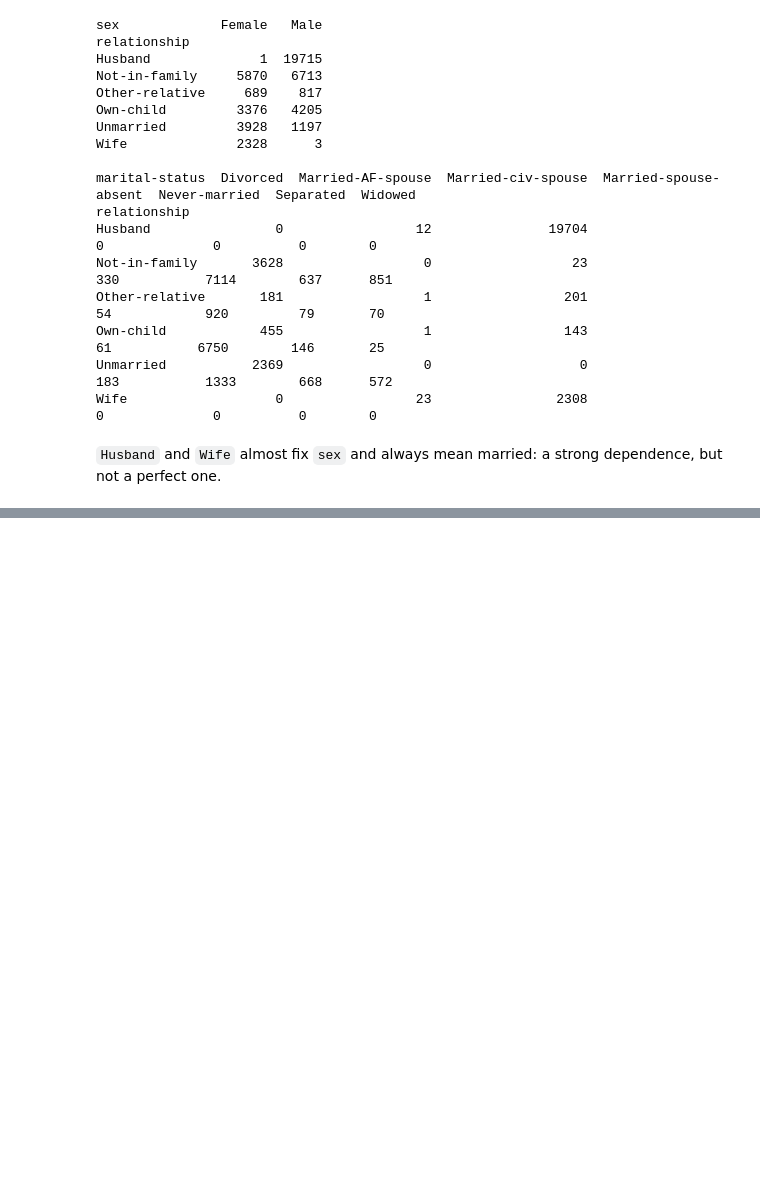
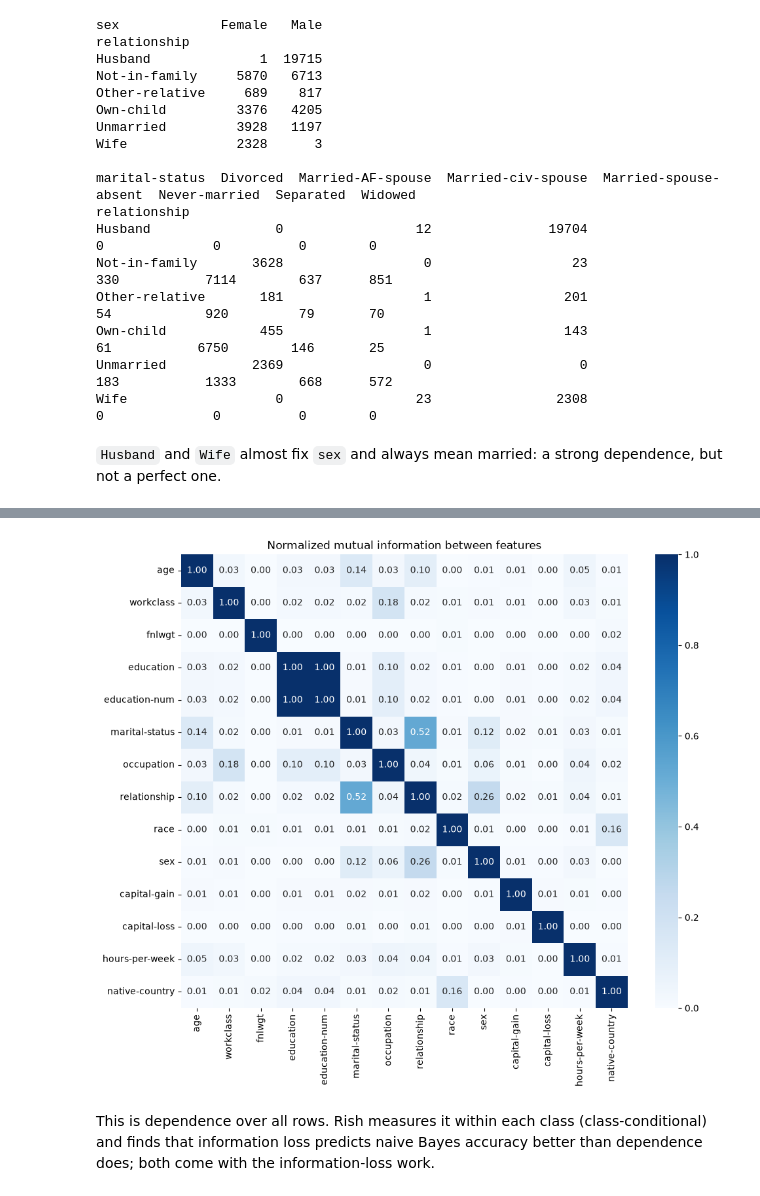
Before and after one commit to millieorellana/ECS171GroupProject, a Jupyter notebook: eda.ipynb, the cells around one changed output, grey strips where cells are left out. Cells and saved outputs as stored; diff of their text form; code cells hidden in the pictures; blank space fills up the shorter version.

```diff
--- a/eda.ipynb
+++ b/eda.ipynb
@@ -133,0 +215,13 @@ Wife                   0                 23                2308
+# %%
+nmi = pd.DataFrame(
+    [[normalized_mutual_info_score(bins[a], bins[b]) for b in FEATURES] for a in FEATURES],
+    index=FEATURES, columns=FEATURES,
+)
+fig, ax = plt.subplots(figsize=(11, 9))
+sns.heatmap(nmi, annot=True, fmt=".2f", cmap="Blues", vmin=0, vmax=1, ax=ax)
+ax.set_title("Normalized mutual information between features")
+plt.show()
+# %% [output]
+[figure, added]
+# %% [markdown]
+This is dependence over all rows. Rish measures it within each class (class-conditional) and finds that information loss predicts naive Bayes accuracy better than dependence does; both come with the information-loss work.
```
Also changed, not shown: parts of 19 cells of this notebook.
